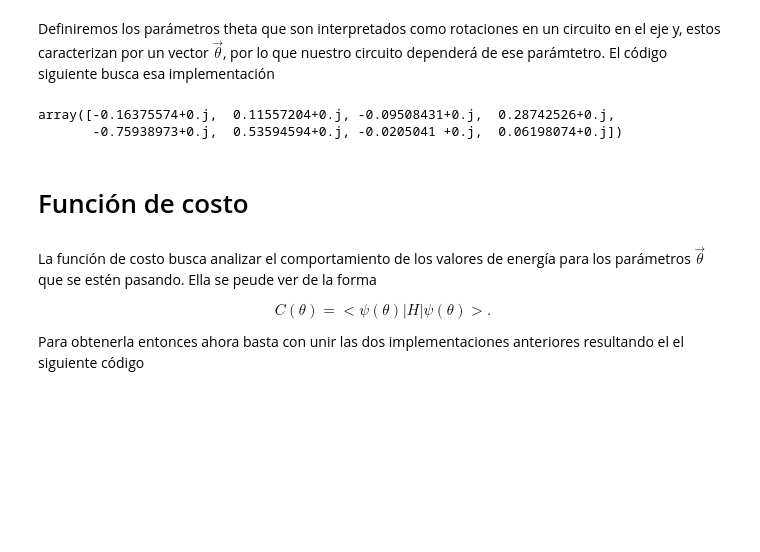
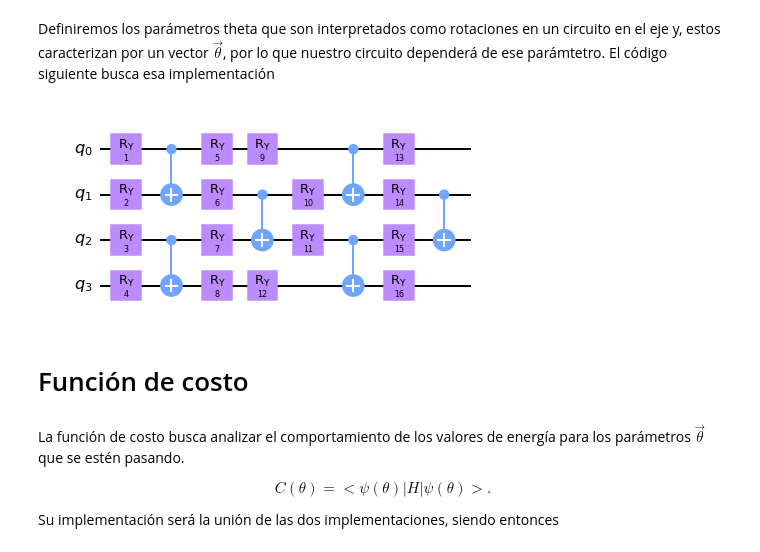
Before and after one commit to Subadra-E/PWF, a Jupyter notebook: Funcion de costo y modelo de Ising/ising_version2-costo.ipynb, the cells around one changed output. Saved outputs shown, nothing was run; the diff lists cells and outputs as text; code cells hidden in the pictures; blank space fills up the shorter version.

```diff
--- a/Funcion de costo y modelo de Ising/ising_version2-costo.ipynb
+++ b/Funcion de costo y modelo de Ising/ising_version2-costo.ipynb
@@ -175,22 +232,24 @@ def circ_nqubits(qubits,capas,parametros):
 
   #Extraemos el statevector del circuito directamente
   statevec=Statevector.from_instruction(circ).__array__()
-  return statevec
+#   return statevec
+  return statevec,circ     #descomentar esta línea si se quiere retornar el circuito, dejarla comentada para la optimización
+                             # y procesos posteriores.
 # %%
 #Como ejemplo para este circuito se tienen ciertos parametros para 3 qubits con 2 capas
-parametros=[1,2,3,4,5,6]
+parametros=[1,2,3,4,5,6,7,8,9,10,11,12,13,14,15,16]
 
-circ_nqubits(3,2,parametros)
+a,b=circ_nqubits(4,4,parametros) #Para desplegar el circuito, descomentar la linea marcada en la función anterior
+b.draw()
 # %% [output]
-array([-0.16375574+0.j,  0.11557204+0.j, -0.09508431+0.j,  0.28742526+0.j,
-       -0.75938973+0.j,  0.53594594+0.j, -0.0205041 +0.j,  0.06198074+0.j])
+[figure, added]
 # %% [markdown]
 # Función de costo
 # %% [markdown]
-La función de costo busca analizar el comportamiento de los valores de energía para los parámetros $\vec \theta$ que se estén pasando. Ella se peude ver de la forma
+La función de costo busca analizar el comportamiento de los valores de energía para los parámetros $\vec \theta$ que se estén pasando.
 
 $$ C(\theta) = < \psi(\theta)| H | \psi (\theta) > .$$
 
-Para obtenerla entonces ahora basta con unir las dos implementaciones anteriores resultando el el siguiente código
+Su implementación será la unión de las dos implementaciones, siendo entonces
 # %%
 #Función de costo
```
Also changed, not shown: parts of 20 cells of this notebook.
